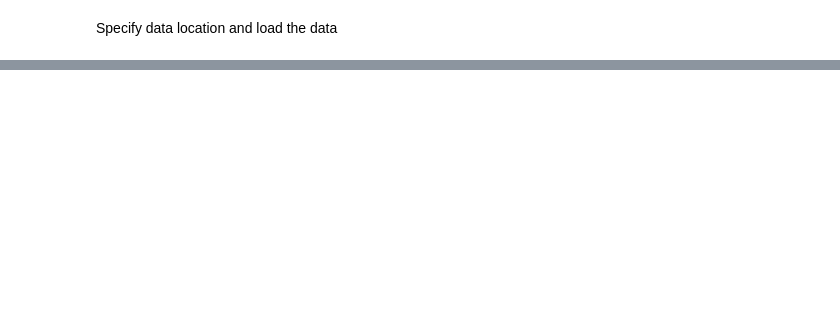
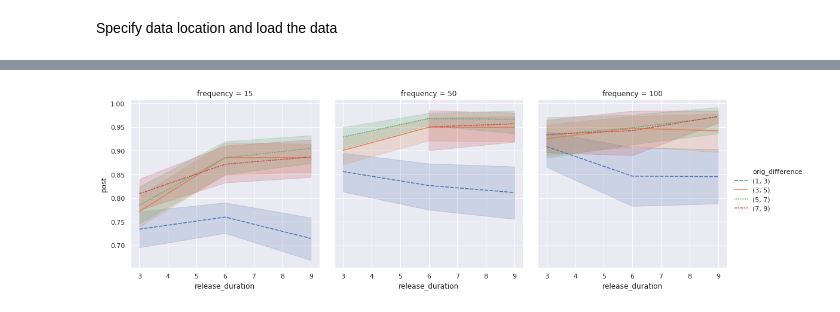
Before and after one commit to ronimb/temporal-coding, a Jupyter notebook: analysis/report_template.ipynb, the cells around one changed output, grey strips where cells are left out. Saved outputs shown, nothing was run; the diff lists cells and outputs as text; code cells hidden in the pictures; blank space fills up the shorter version.

```diff
--- a/analysis/report_template.ipynb
+++ b/analysis/report_template.ipynb
@@ -22,0 +25,7 @@ ValueError: No axis named set_size for object type <class 'pandas.core.frame.Dat
+# %%
+sns.relplot(x='release_duration', y='post', data=data, col='frequency',
+            style='orig_difference', hue='orig_difference',
+            kind='line', height=5, aspect=1,
+            hue_order=['(1, 3)', '(3, 5)', '(5, 7)', '(7, 9)']);
+# %% [output]
+[figure, added]
```
Also changed, not shown: parts of 5 cells of this notebook, 11 other files.
